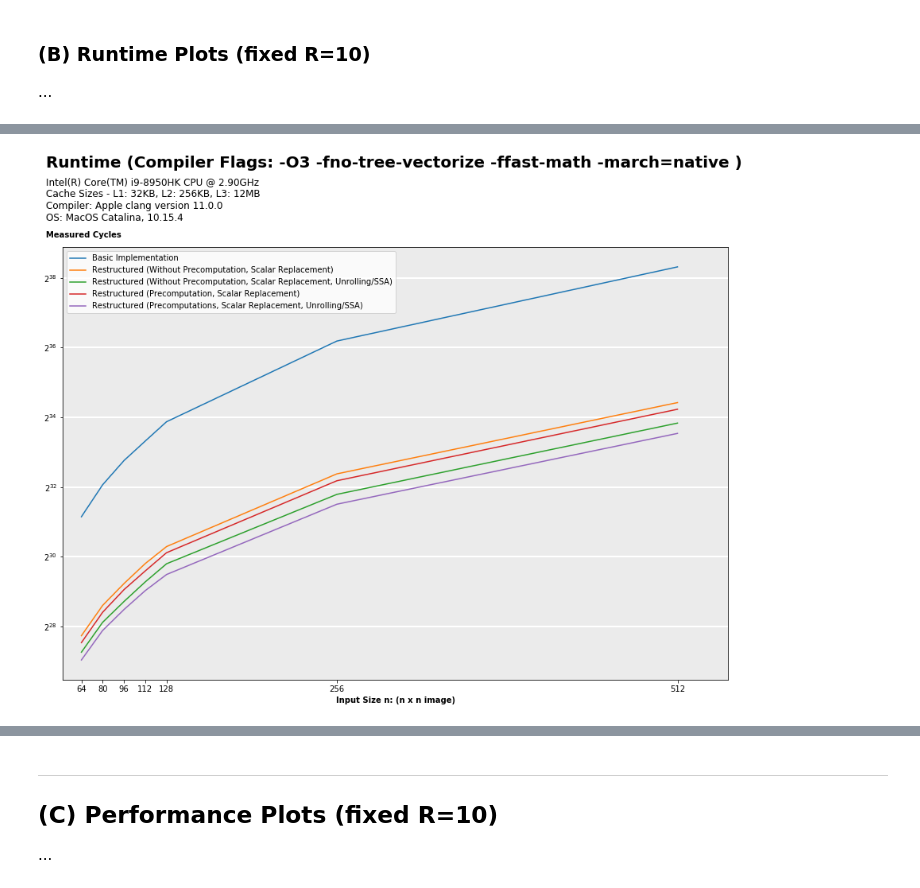
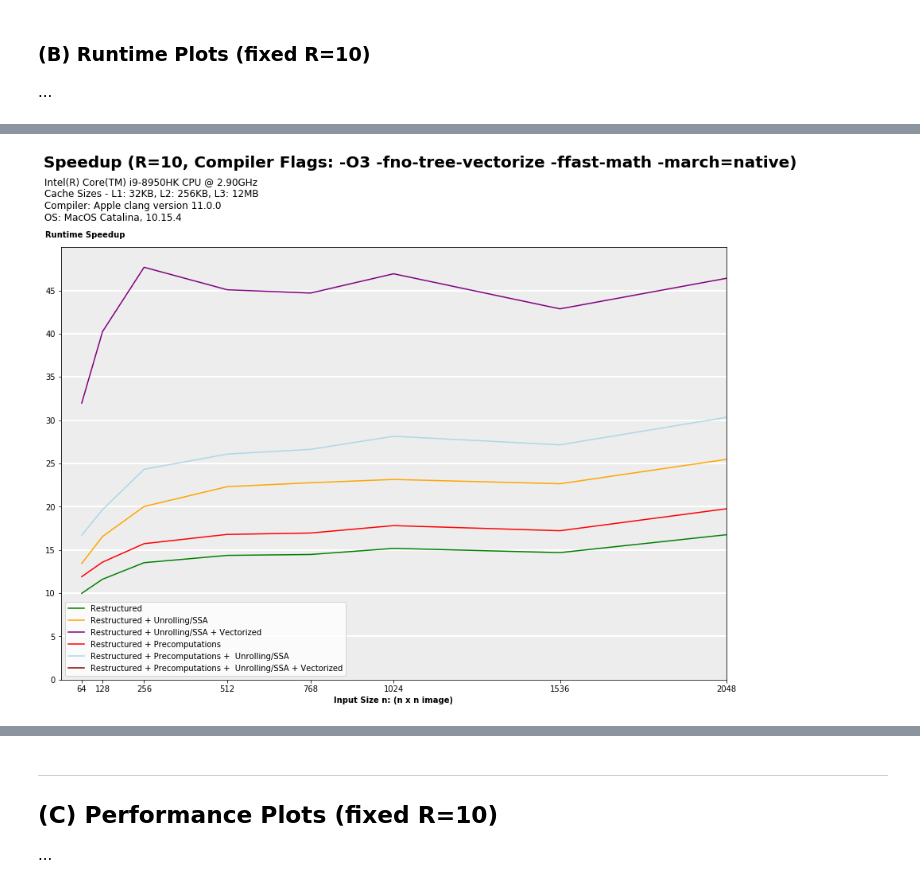
Before and after one commit to ninodimontalcino/advanced-denoising-mcrenderings, a Jupyter notebook: analysis/PerformanceAnalysis.ipynb, the cells around one changed output, grey strips where cells are left out. Drawn from its saved outputs; the diff is of its cells as text; code cells hidden in the pictures.

```diff
--- a/analysis/PerformanceAnalysis.ipynb
+++ b/analysis/PerformanceAnalysis.ipynb
@@ -254,8 +332,8 @@ R = 10
 n = np.array([64, 128, 256, 512, 1024, 2048])
 
 method = ["Basic Implementation",
-          "Restructured Implementation (without Precomputation)",
-          "Restructured Implementation (with Precompuations)"]
+          "Restructured Implementation ",
+          "Restructured Implementation + Precomputations"]
 
 flop_counters = [basic, restructured_without_precomp, restructured_with_precomp]
 
@@ -271,8 +349,8 @@ for i, size in enumerate(n):
     flops[0][i] = np.sum(flop_counters[0](size, R))
     flops_improvement[0][i] = 1
 
-axs[0].plot(n, flops[0], 'o--', label=method[0])
-axs[1].plot(n, flops_improvement[0], 'o--', label=method[0])
+axs[0].plot(n, flops[0], 'o--', label=method[0], color=colors[0])
+axs[1].plot(n, flops_improvement[0], 'o--', label=method[0], color=colors[0])
 
 ## --------------------------------------------------------------
 # Compute Flops and Improvement Factor for more advanced Methods
@@ -283,8 +361,8 @@ for m, m_name in enumerate(method[1:]):
         flops_improvement[m+1][i] = flops[0][i] / flops[m+1][i]
 
     # Plot flops and flop speedup factor
-    axs[0].plot(n, flops[m+1], 'o--', label=m_name)
-    axs[1].plot(n, flops_improvement[m+1], 'o--', label=m_name)
+    axs[0].plot(n, flops[m+1], 'o--', label=m_name, color=colors[m+1])
+    axs[1].plot(n, flops_improvement[m+1], 'o--', label=m_name, color=colors[m+1])
 
 ## ---------------------
 # Customize Plot
@@ -298,16 +376,21 @@ axs[0].set_xlabel("Input Size n: (n x n image)", fontweight='bold')
 axs[0].set_xticks(n)
 axs[0].set_yticks(np.arange(24, 48, step=4))
 axs[0].set_yscale('log', basey=2)
+axs[0].text(1250, 2**40.5, method[0], color=colors[0], fontsize=12, fontweight='bold')
+axs[0].text(550, 2**37.5, method[1], color=colors[1], fontsize=12, fontweight='bold')
+axs[0].text(850, 2**34, method[2], color=colors[2], fontsize=12, fontweight='bold')
 
 # Subplot 2
 axs[1].set_ylabel("Speedup w.r.t Basic Implementation", fontweight='bold', rotation=0, position=(0,1.02), labelpad=-100)
 axs[1].set_xlabel("Input Size n: (n x n image)", fontweight='bold')
-axs[1].set_ylim(0,22)
+#axs[1].set_ylim(0,17)
+axs[1].set_ylim(0,30)
 axs[1].set_xticks(n)
-axs[1].set_yticks(np.arange(0, 25, step=5))
+axs[1].set_yticks(np.arange(0, 17, step=5))
+#axs[1].set_yticks(np.arange(0, 22, step=5))
 
 
-axs[0].legend()
+#axs[0].legend()
 axs[1].legend()
 
 fig.savefig('flop_reduction',bbox_inches='tight',bbox_extra_artists=[suptitle])
@@ -348,33 +476,35 @@ cycles = np.array([
 # %%
 # ------------------------------------------------------
-# RunTime-Plot (cylces are log-scaled)
+# Speedup-Plot
 # ------------------------------------------------------
 
 # Init Plot
-fig = plt.figure(figsize=(15,10))
-suptitle = plt.suptitle("Runtime (Compiler Flags: -O3 -fno-tree-vectorize -ffast-math -march=native )", x=0.105, y=1.04, fontsize=20, ha='left', fontweight='bold')
+fig = plt.figure(figsize=FIGSIZE)
+suptitle = plt.suptitle("Speedup (R=10, Compiler Flags: -O3 -fno-tree-vectorize -ffast-math -march=native)", x=0.105, y=1.04, fontsize=20, ha='left', fontweight='bold')
 plt.title(hardware_info, fontsize=12, x=-0.025, y=1.05, ha='left')
 
 # Plot Series
-for i, serie in enumerate(series):
-    plt.plot(n, cycles[i], label=serie)
+for i, serie in enumerate(series[1:]):
+    plt.plot(n, cycles[0] / cycles[i+1], label=serie, color=colors[i+1])
 
 
 # Customize Plot
+top=50
 plt.xticks(n)
-plt.yscale('log', basey=2)
-plt.xlim(50,550)
+plt.yticks(np.arange(0, top, step=5))
+plt.xlim(0,2048)
+plt.ylim(0,top)
 
 plt.grid(True, color='w', linestyle='-', linewidth=2)
-plt.gca().patch.set_facecolor('0.92')
+plt.gca().patch.set_facecolor('0.93')
 plt.gca().xaxis.grid(False)
 plt.gca().yaxis.grid(True)
 
-plt.ylabel("Measured Cycles", fontweight='bold', rotation=0, position=(0,1.02), labelpad=-50)
+plt.ylabel("Runtime Speedup", fontweight='bold', rotation=0, position=(0,1.02), labelpad=-50)
 plt.xlabel("Input Size n: (n x n image)", fontweight='bold')
 
 plt.legend()
 
-fig.savefig('runtime_evaluation',bbox_inches='tight',bbox_extra_artists=[suptitle])
+fig.savefig('speedup_runtime',bbox_inches='tight',bbox_extra_artists=[suptitle])
 # %% [output]
-[figure, old version]
+[figure, new version]
```
Also changed, not shown: parts of 22 cells of this notebook, 1 other file.
